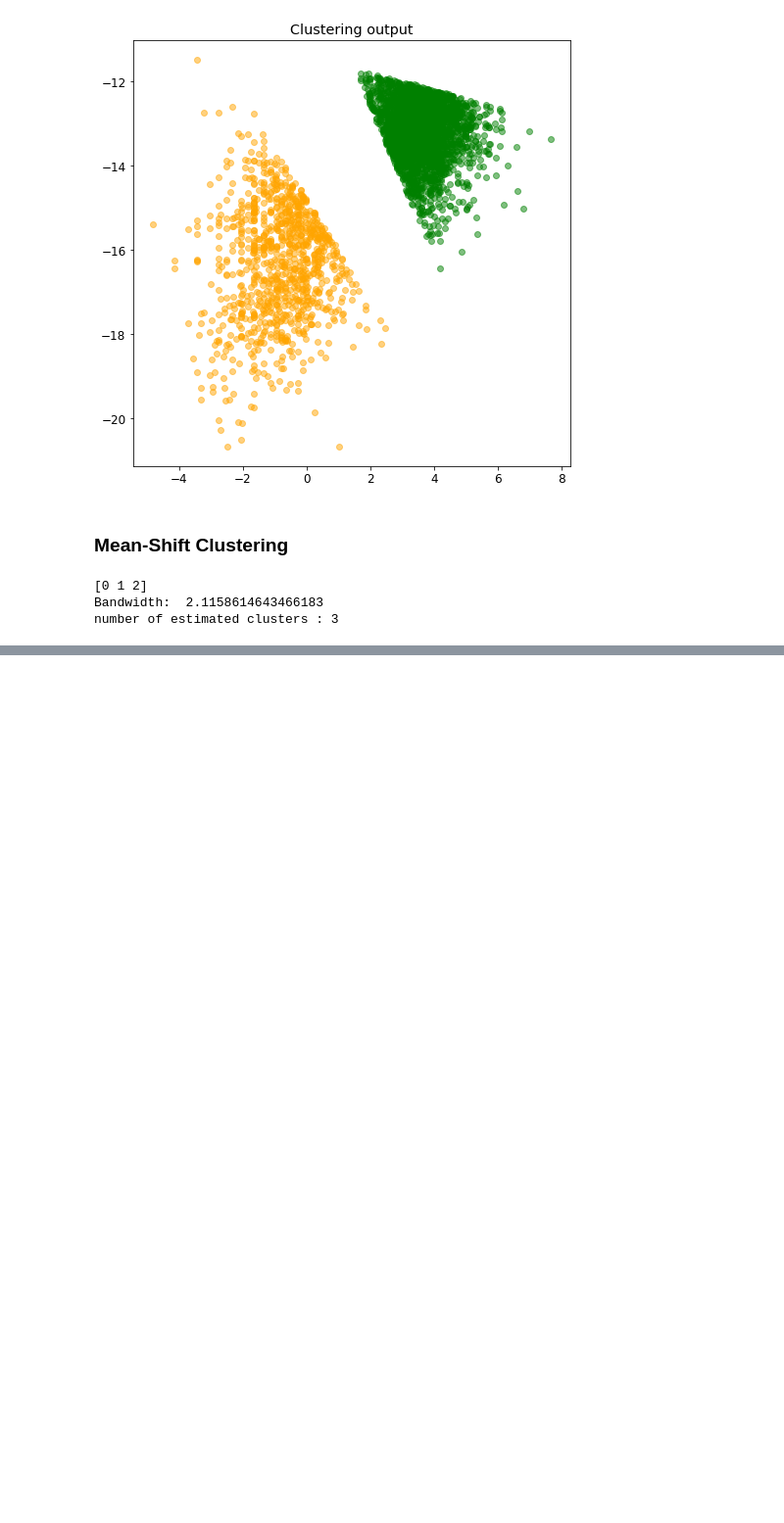
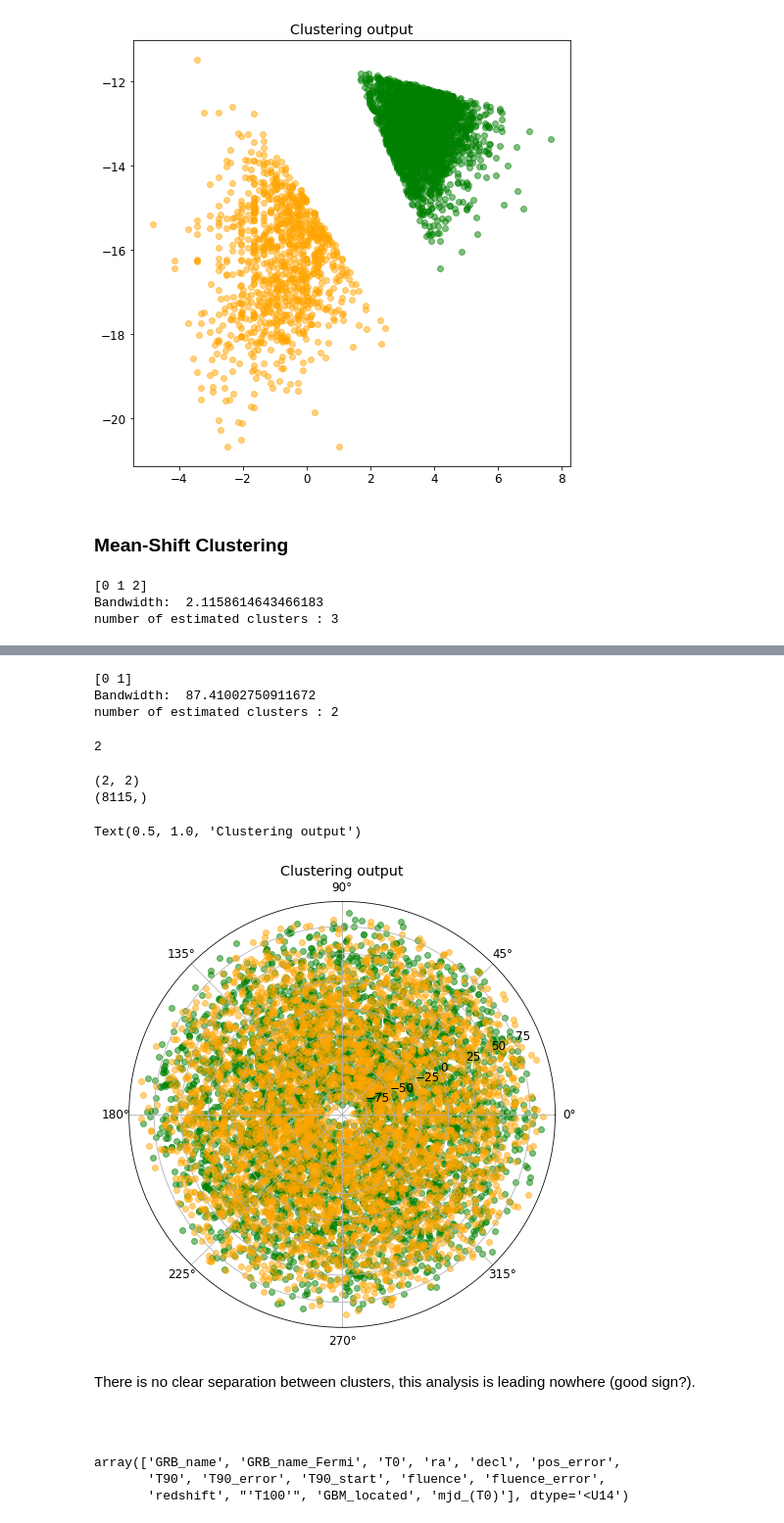
Before and after one commit to olli-e-benji/Astrostatistics-and-Machine-Learning-2023, a Jupyter notebook: working/L14_ClusteringGRBs.ipynb, the cells around one changed output, grey strips where cells are left out. Shown at 98% size. Drawn from its saved outputs; the diff is of its cells as text; code cells hidden in the pictures; blank space fills up the shorter version.

```diff
--- a/working/L14_ClusteringGRBs.ipynb
+++ b/working/L14_ClusteringGRBs.ipynb
@@ -230,0 +281,78 @@ number of estimated clusters : 3
+# %%
+#Since there are no clear number of clusters -> Trying with the Mean-shift clustering
+
+
+scaler = preprocessing.StandardScaler()
+
+#Manually setting the bandwitdh
+#bandwidth = 1
+
+#Exploiting implemented technique to estimate best bandwith, for large dataset is slow!
+bandwidth = estimate_bandwidth(to_fit)
+
+ms = MeanShift(bandwidth=bandwidth,
+               bin_seeding=True,
+               cluster_all=True)
+ms.fit(to_fit)
+#ms.fit(scaler.fit_transform(to_fit))
+
+labels_unique = np.unique(ms.labels_)
+ra_dec_clusters = len(labels_unique[labels_unique >= 0])
+
+print(labels_unique)
+print('Bandwidth: ', bandwidth)
+print("number of estimated clusters :", n_clusters)
+# %% [output]
+[0 1]
+Bandwidth:  87.41002750911672
+number of estimated clusters : 2
+# %%
+ra_dec_clusters
+# %% [output]
+2
+# %%
+cluster = KMeans(n_clusters=ra_dec_clusters)
+
+#Training the model
+cluster.fit(to_fit)
+
+#Clusters positions
+centers = cluster.cluster_centers_
+
+#Labels characterizing each cluster
+labels = cluster.predict(to_fit)
+
+print(centers.shape)
+print(labels.shape)
+# %% [output]
+(2, 2)
+(8115,)
+# %%
+# plot the data color-coded by cluster id
+
+ax = plt.subplot(polar=True)
+
+
+colors = ['green', 'orange', 'red', 'blue']
+for i in range(2):
+    ax.scatter(x=to_fit[labels==i,0], y=to_fit[labels==i,1],
+                color=colors[i],alpha=0.5)
+
+
+#Because of the way in which I trained the cluster, the plot is already in loglog
+#plt.loglog()
+
+plt.title('Clustering output')
+# %% [output]
+Text(0.5, 1.0, 'Clustering output')
+[figure, added]
+# %% [markdown]
+There is no clear separation between clusters, this analysis is leading nowhere (good sign?).
+# %% [markdown]
+##
+# %%
+names
+# %% [output]
+array(['GRB_name', 'GRB_name_Fermi', 'T0', 'ra', 'decl', 'pos_error',
+       'T90', 'T90_error', 'T90_start', 'fluence', 'fluence_error',
+       'redshift', "'T100'", 'GBM_located', 'mjd_(T0)'], dtype='<U14')
```
Also changed, not shown: parts of 14 cells of this notebook.
